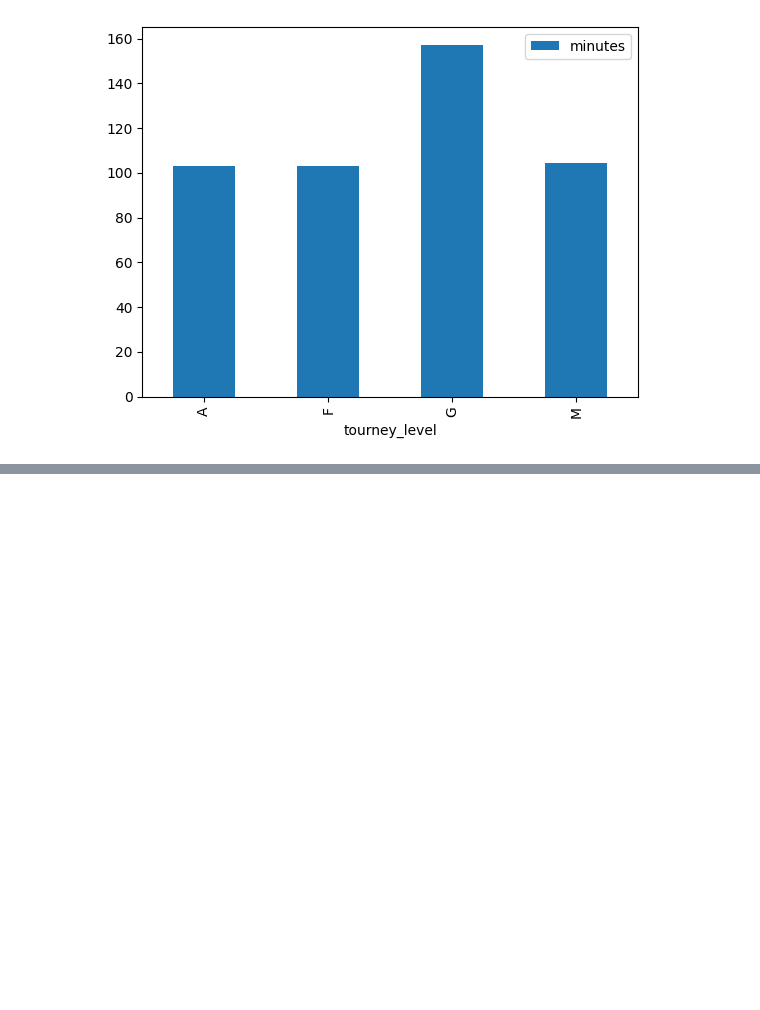
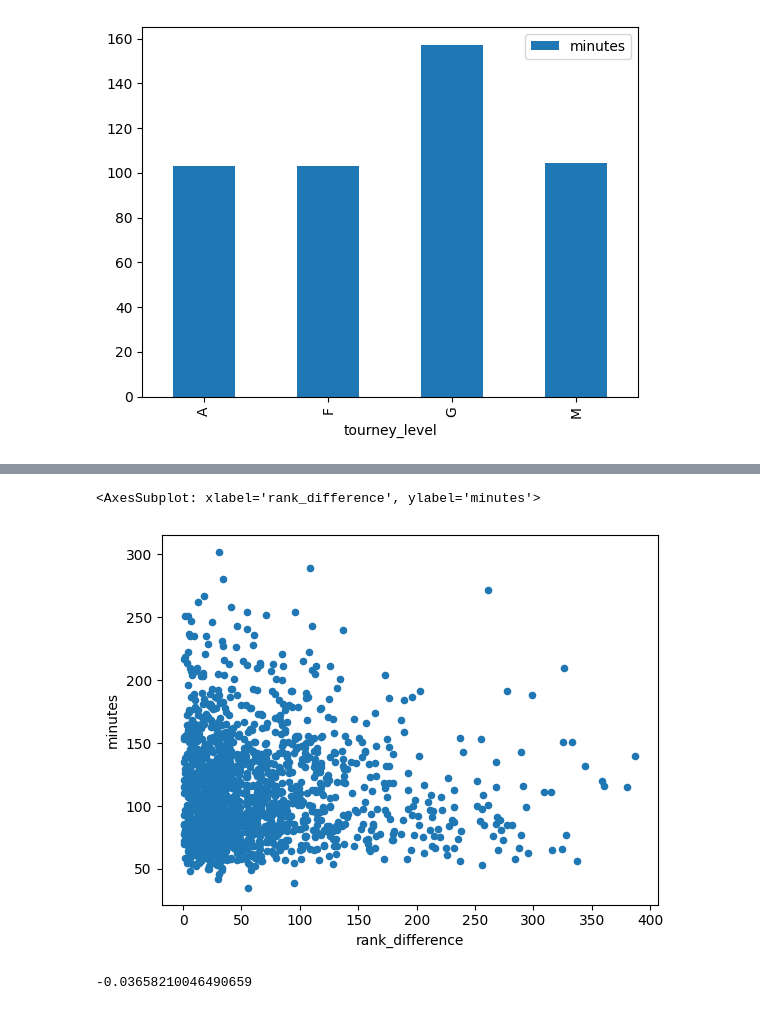
Before and after one commit to sebjshaw/Passion_Projects, a Jupyter notebook: atp_historical/2021_analysis.ipynb, the cells around one changed output, grey strips where cells are left out. Cells and saved outputs as stored; diff of their text form; code cells hidden in the pictures; blank space fills up the shorter version.

```diff
--- a/atp_historical/2021_analysis.ipynb
+++ b/atp_historical/2021_analysis.ipynb
@@ -213,0 +257,10 @@ average_time_per_match.plot.bar('tourney_level', 'minutes')
+# %%
+df_no_rd_outliers_no_neg = df_no_D[(df_no_D.rank_difference < 400) & (df_no_D.rank_difference > 0) & (df_no_D.minutes > 30)]
+df_no_rd_outliers_no_neg.plot.scatter('rank_difference', 'minutes')
+# %% [output]
+<AxesSubplot: xlabel='rank_difference', ylabel='minutes'>
+[figure, added]
+# %%
+df_no_rd_outliers_no_neg['rank_difference'].corr(df_no_rd_outliers_no_neg['minutes'])
+# %% [output]
+-0.03658210046490659
```
Also changed, not shown: parts of 18 cells of this notebook.
